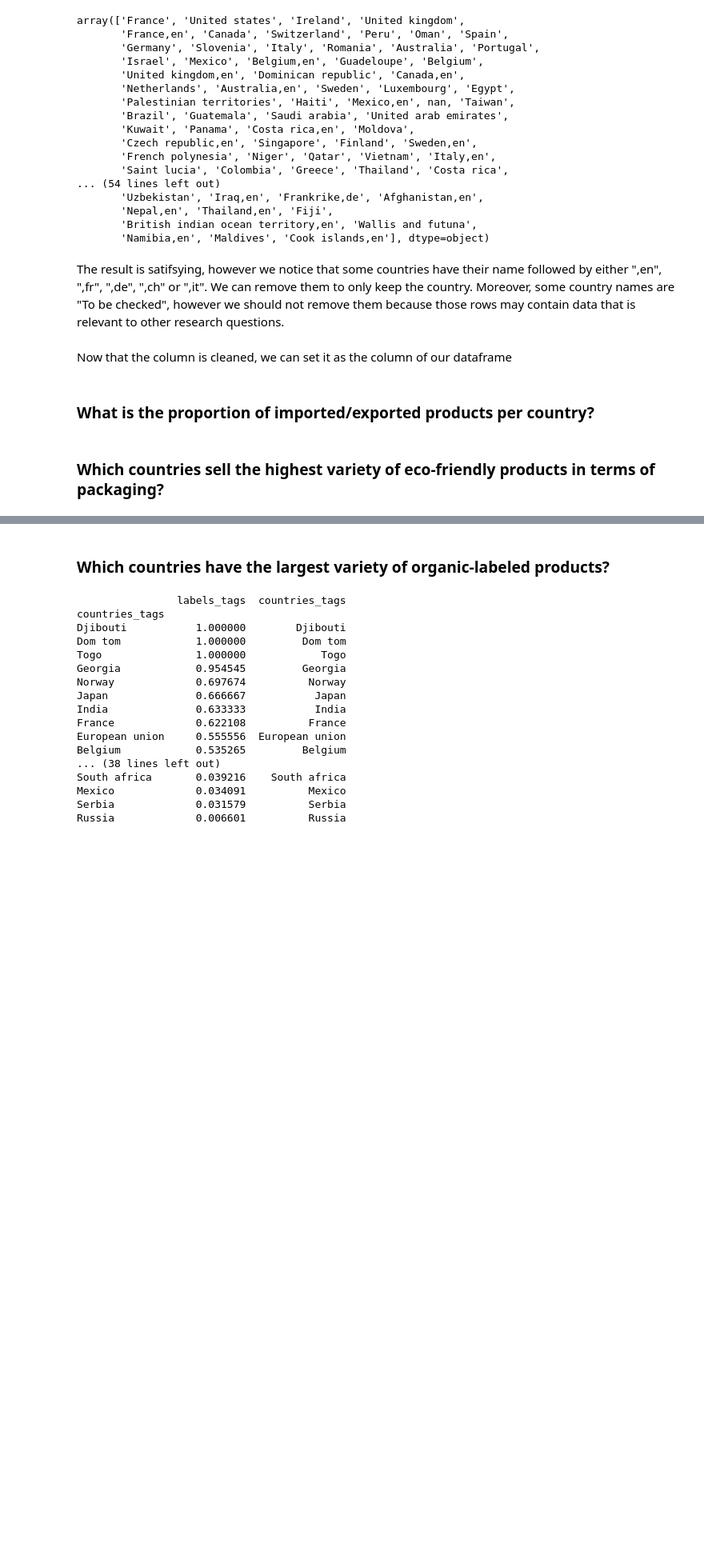
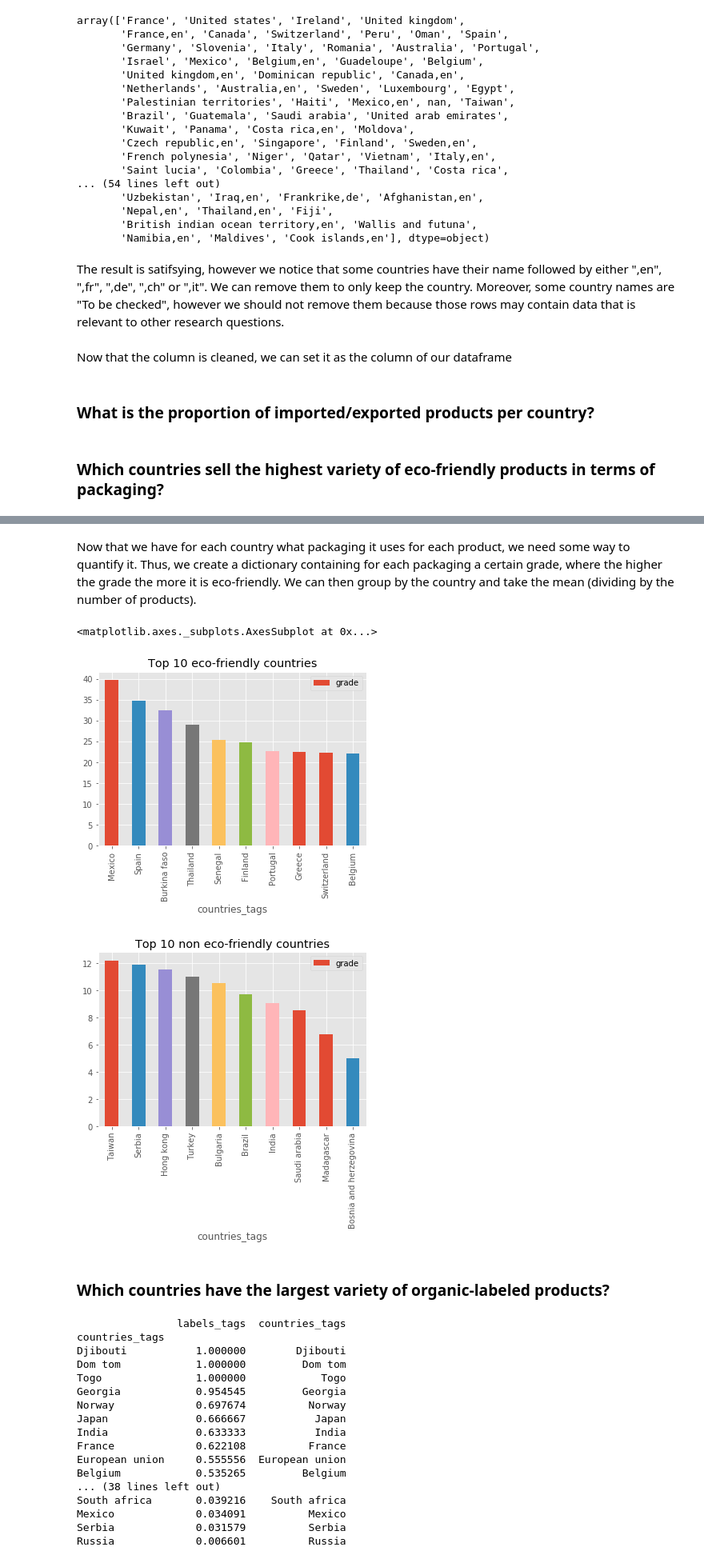
Before and after one commit to AhmedAhres/whats-on-my-plate, a Jupyter notebook: Main-Notebook.ipynb, the cells around one changed output, grey strips where cells are left out. Shown at 80% size. Cells and saved outputs as stored; diff of their text form; code cells hidden in the pictures; blank space fills up the shorter version.

Commit message:
Deleted copy + added eco-friendly countries

```diff
--- a/Main-Notebook.ipynb
+++ b/Main-Notebook.ipynb
@@ -580,13 +580,15 @@ countries = countries.str.replace("Martinique", "France")
 countries = countries.str.replace("Guadeloupe", "France")
 countries = countries.str.replace("New caledonia", "France")
 countries = countries.str.replace("Reunion", "France")
+countries = countries.str.replace("Frankreich", "France")
+countries = countries.str.replace("Frankrike", "France")
 
 countries = countries.str.replace("Deutschland", "Germany")
 countries = countries.str.replace("Allemagne", "Germany")
-countries = countries.str.replace("Frankreich", "Germany")
 
 # We put countries into a dataframe
 countries_in_df = countries.to_frame()
+countries_in_df = countries_in_df[countries_in_df['countries_tags'] != "European union"]
 # %% [markdown]
 Now that the column is cleaned, we can set it as the column of our dataframe
 # %%
@@ -628,3 +644,58 @@ Name: packaging_tags, Length: 698939, dtype: object
+# %% [markdown]
+Now that we have for each country what packaging it uses for each product, we need some way to quantify it. Thus, we create a dictionary containing for each packaging a certain grade, where the higher the grade the more it is eco-friendly. We can then group by the country and take the mean (dividing by the number of products).
+# %%
+# Setting up the grades for each packaging type
+# Note that we take the most common packaging types, where some appear in both french and english
+# The highest the score, the more the packaging is eco-friendly
+packaging_to_grade = {
+    'verre':50,
+    'glass':50,
+    'carton':40,
+    'cardboard':40,
+    'papier':30,
+    'metal':20,
+    'aluminium':10,
+    'plastique': 5,
+    'plastic': 5
+}
+
+# We create a dataframe from the dicionary
+packaging_grade_df = pd.DataFrame.from_dict(packaging_to_grade, orient='index')
+packaging_grade_df = packaging_grade_df.reset_index()
+packaging_grade_df = packaging_grade_df.rename(columns={"index": "packaging", 0: "grade"})
+
+# We then merge on the packaging type in order to have a grade for each packaging and each country
+packaging_with_grade = packaging_list.merge(packaging_grade_df, how='left', left_on='packaging', right_on='packaging')
+
+# We take only those with non-NaN grade (since we took only the most common packaging types, NaN may appear)
+packaging_with_grade = packaging_with_grade[packaging_with_grade['grade'].notnull()]
+
+# We noticed that some countries only have around 1 or 2 products which is not enough data
+# We thus need to take into account only those that have a certain number of products, for example 10 products
+# We duplicate the grade column and call it count_products
+packaging_with_grade['count_products'] = packaging_with_grade['grade']
+
+# We then group by the countries, and aggregate the obtain the mean for each country and the number of products
+packaging_with_grade_count = packaging_with_grade.groupby('countries_tags').agg({'grade':'mean', 'count_products':'count'})
+
+# We then take only those with more than 10 products
+final_packaging_grade = packaging_with_grade_count[packaging_with_grade_count['count_products'] >= 10]
+
+# We sort the values
+final_packaging_grade = final_packaging_grade.sort_values(by='grade', ascending=False)
+final_packaging_grade = final_packaging_grade.reset_index(level=0)
+
+# We take the top 10 and plot it
+final_packaging_grade_top_10 = final_packaging_grade.head(10)
+final_packaging_grade_top_10.plot.bar(x='countries_tags', y='grade', title='Top 10 eco-friendly countries')
+
+# We take the bottom 10 and plot it
+final_packaging_grade_bottom_10 = final_packaging_grade.tail(10)
+final_packaging_grade_bottom_10.plot.bar(x='countries_tags', y='grade', title='Top 10 non eco-friendly countries')
+# %% [output]
+<matplotlib.axes._subplots.AxesSubplot at 0x...>
+[figure, added]
+[figure, added]
 # %% [markdown]
 ### Which countries have the largest variety of organic-labeled products?
 # %%
```
Also changed, not shown: parts of 5 cells of this notebook, 1 other file.
